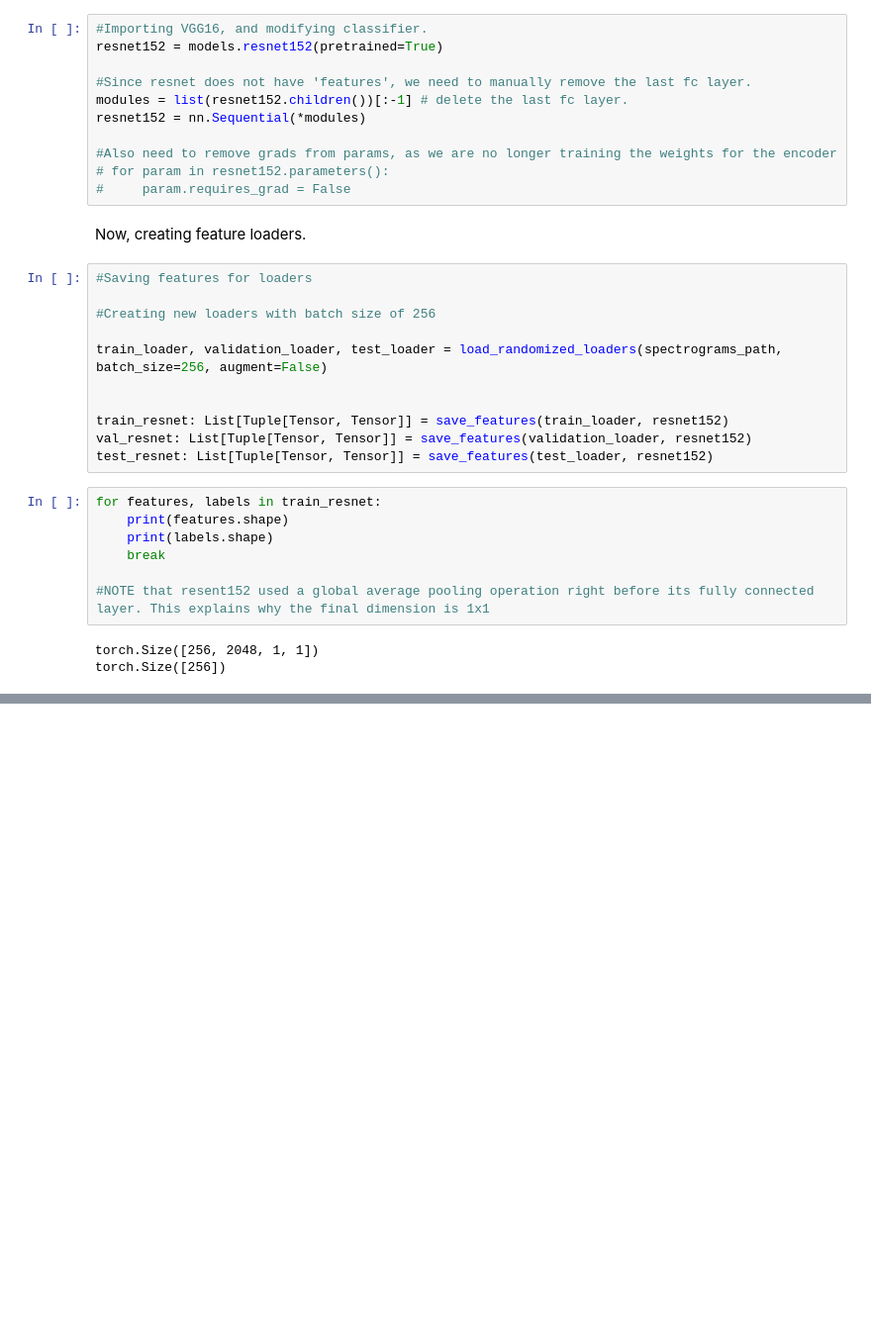
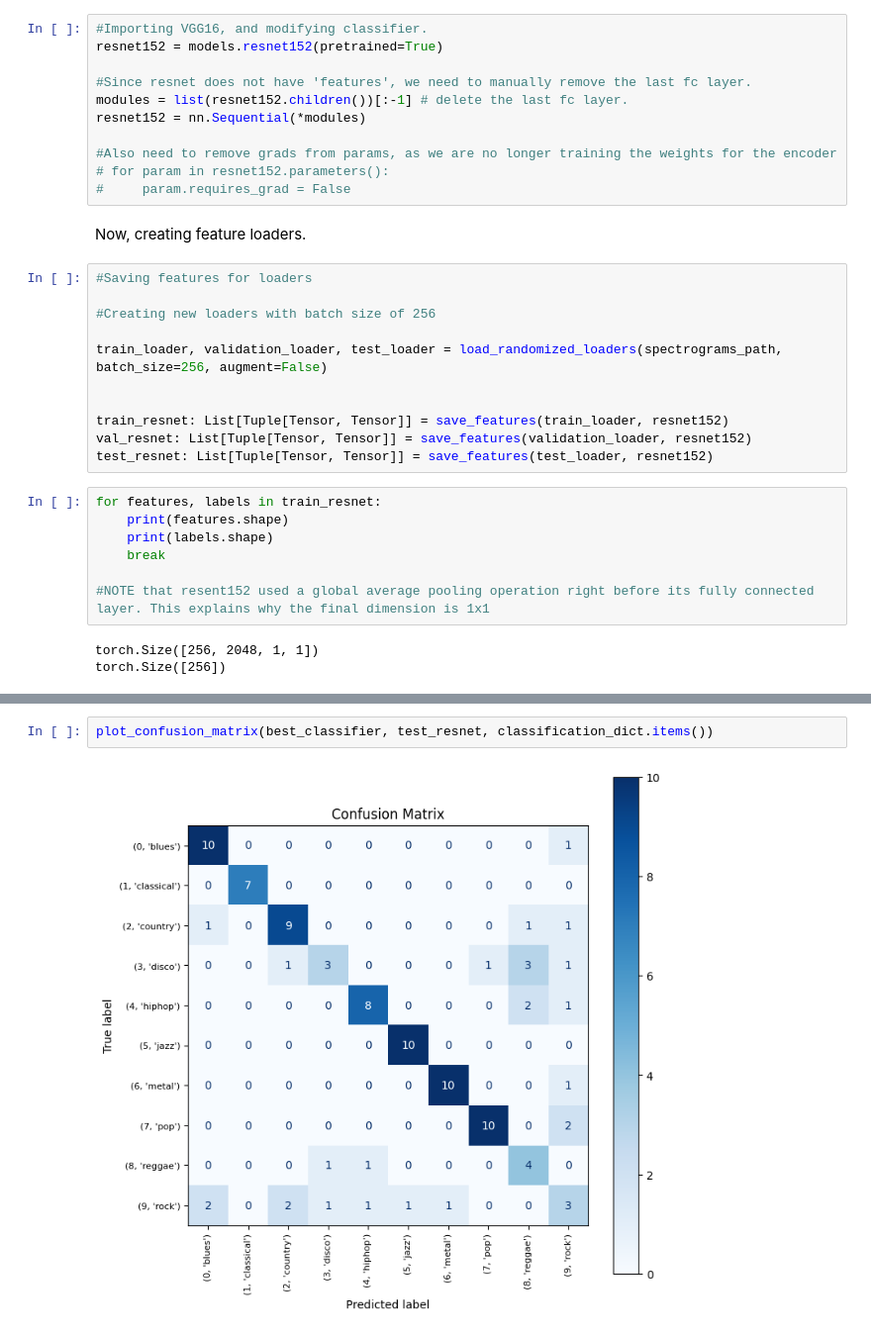
Before and after one commit to chiofus/Music-Genre-Classifier, a Jupyter notebook: __Main__/resnet_transfer/resnet152.ipynb, the cells around one changed output, grey strips where cells are left out. Shown at 99% size. Saved outputs shown, nothing was run; the diff lists cells and outputs as text; blank space fills up the shorter version.

```diff
--- a/__Main__/resnet_transfer/resnet152.ipynb
+++ b/__Main__/resnet_transfer/resnet152.ipynb
@@ -128,0 +129,4 @@ Test loss: 0.7655819058418274
+# %%
+plot_confusion_matrix(best_classifier, test_resnet, classification_dict.items())
+# %% [output]
+[figure, added]
```
Also changed, not shown: parts of 5 cells of this notebook, 3 other files.
